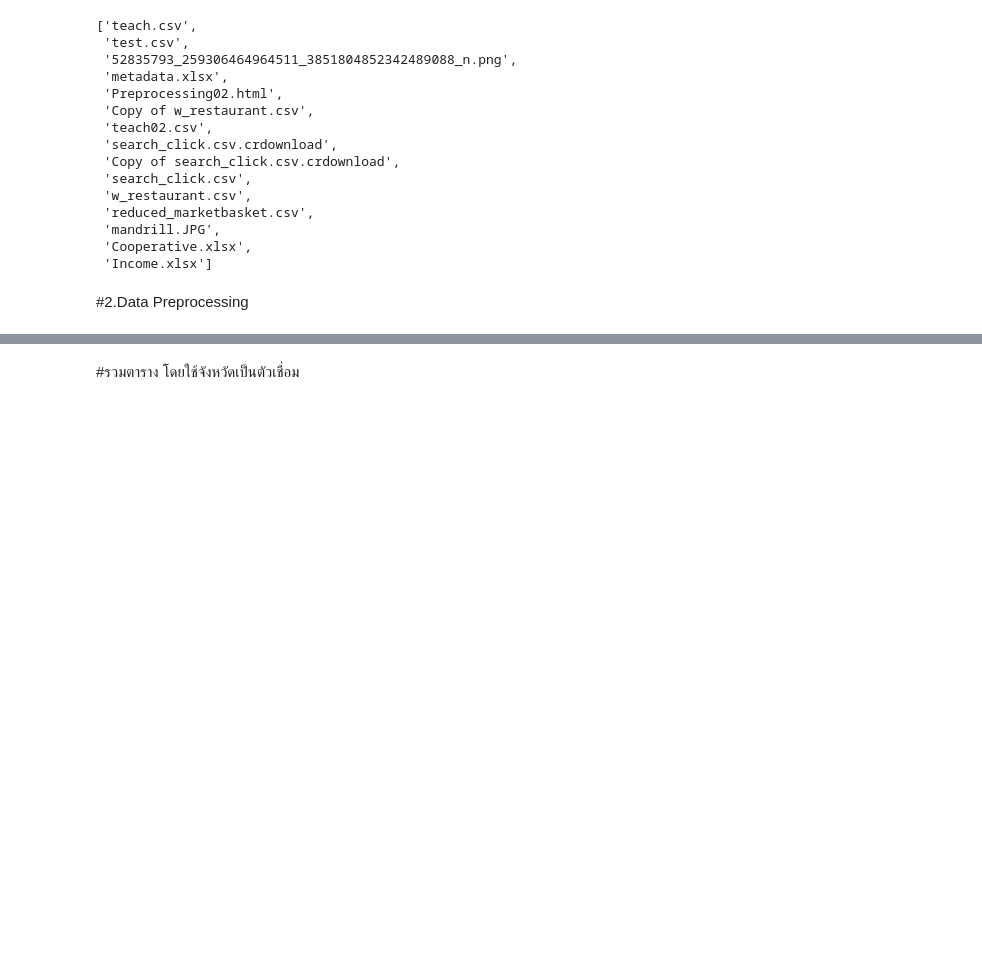
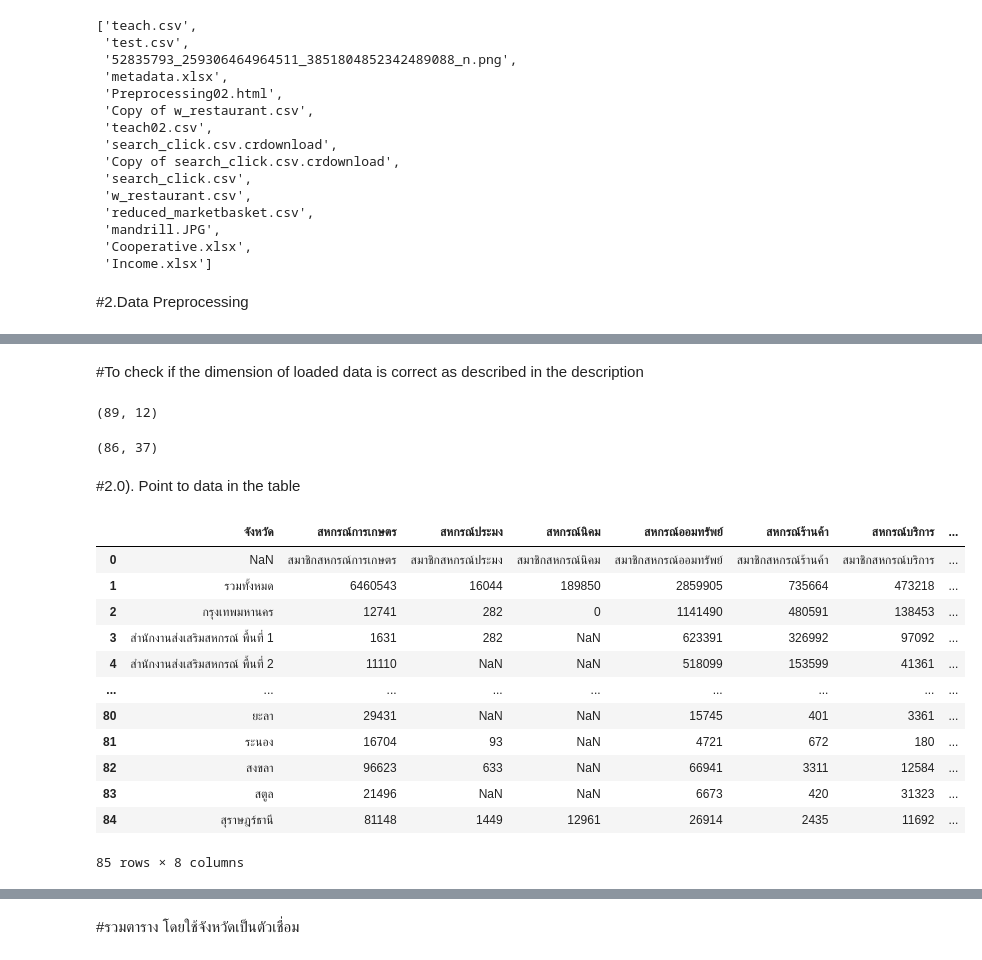
Before and after one commit to Vangolds/DPDM, a Jupyter notebook: The_Project.ipynb, the cells around one changed output, grey strips where cells are left out. Drawn from its saved outputs; the diff is of its cells as text; code cells hidden in the pictures; blank space fills up the shorter version.

```diff
--- a/The_Project.ipynb
+++ b/The_Project.ipynb
@@ -66,0 +67,28 @@ Cooperative_df
+# %% [markdown]
+#To check if the dimension of loaded data is correct as described in the description
+# %%
+Income_df.shape
+# %% [output]
+(89, 12)
+# %%
+Cooperative_df.shape
+# %% [output]
+(86, 37)
+# %% [markdown]
+#2.0). Point to data in the table
+# %%
+Cooperative_df[['จังหวัด','สหกรณ์การเกษตร','สหกรณ์ประมง', 'สหกรณ์นิคม','สหกรณ์ออมทรัพย์','สหกรณ์ร้านค้า','สหกรณ์บริการ','สหกรณ์เครดิตยูเนี่ยน']] #index[[#list ของคอลัมน์]]
+# %% [output]
+|  | จังหวัด | สหกรณ์การเกษตร | สหกรณ์ประมง | สหกรณ์นิคม | สหกรณ์ออมทรัพย์ | สหกรณ์ร้านค้า | สหกรณ์บริการ | ... |
+| 0 | NaN | สมาชิกสหกรณ์การเกษตร | สมาชิกสหกรณ์ประมง | สมาชิกสหกรณ์นิคม | สมาชิกสหกรณ์ออมทรัพย์ | สมาชิกสหกรณ์ร้านค้า | สมาชิกสหกรณ์บริการ | ... |
+| 1 | รวมทั้งหมด | 6460543 | 16044 | 189850 | 2859905 | 735664 | 473218 | ... |
+| 2 | กรุงเทพมหานคร | 12741 | 282 | 0 | 1141490 | 480591 | 138453 | ... |
+| 3 | สำนักงานส่งเสริมสหกรณ์ พื้นที่ 1 | 1631 | 282 | NaN | 623391 | 326992 | 97092 | ... |
+| 4 | สำนักงานส่งเสริมสหกรณ์ พื้นที่ 2 | 11110 | NaN | NaN | 518099 | 153599 | 41361 | ... |
+| ... | ... | ... | ... | ... | ... | ... | ... | ... |
+| 80 | ยะลา | 29431 | NaN | NaN | 15745 | 401 | 3361 | ... |
+| 81 | ระนอง | 16704 | 93 | NaN | 4721 | 672 | 180 | ... |
+| 82 | สงขลา | 96623 | 633 | NaN | 66941 | 3311 | 12584 | ... |
+| 83 | สตูล | 21496 | NaN | NaN | 6673 | 420 | 31323 | ... |
+| 84 | สุราษฎร์ธานี | 81148 | 1449 | 12961 | 26914 | 2435 | 11692 | ... |
+85 rows × 8 columns
```
Also changed, not shown: parts of 12 cells of this notebook.
